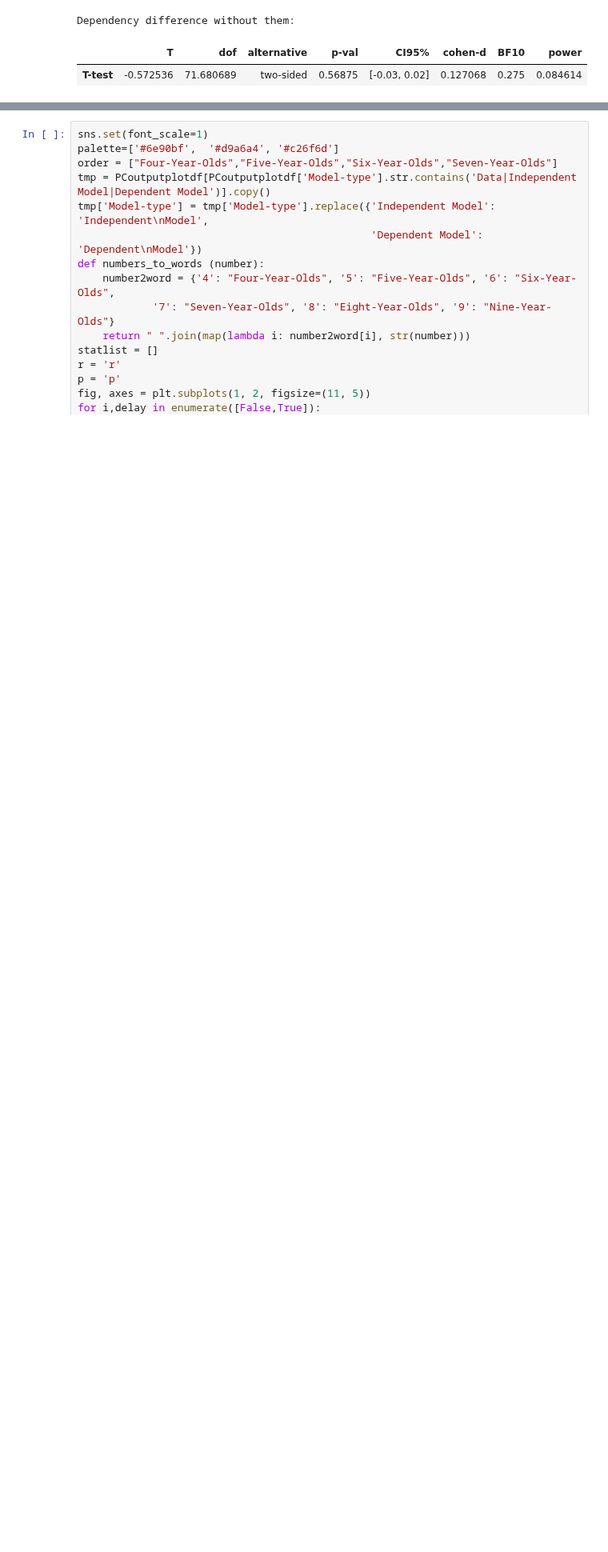
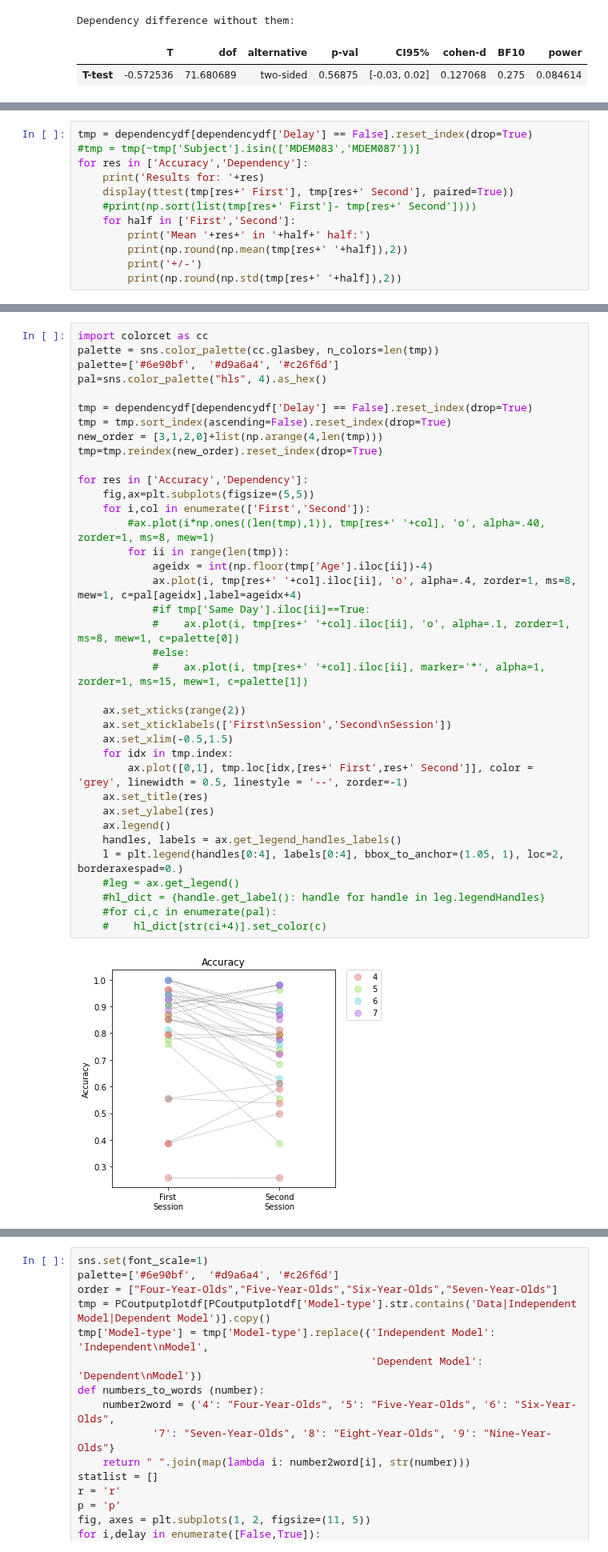
Before and after one commit to samsydco/PSPC, a Jupyter notebook: Results_PC.ipynb, the cells around one changed output, grey strips where cells are left out. Shown at 80% size. Drawn from its saved outputs; the diff is of its cells as text; blank space fills up the shorter version.

Commit message:
Modified Results_PC to analyze difference between sessions 1 and 2 in immediate recall group - looking at different ways to plot this.

```diff
--- a/Results_PC.ipynb
+++ b/Results_PC.ipynb
@@ -60,0 +64,12 @@ Dependency difference without them:
+# %%
+tmp = dependencydf[dependencydf['Delay'] == False].reset_index(drop=True)
+#tmp = tmp[~tmp['Subject'].isin(['MDEM083','MDEM087'])]
+for res in ['Accuracy','Dependency']:
+    print('Results for: '+res)
+    display(ttest(tmp[res+' First'], tmp[res+' Second'], paired=True))
+    #print(np.sort(list(tmp[res+' First']- tmp[res+' Second'])))
+    for half in ['First','Second']:
+        print('Mean '+res+' in '+half+' half:')
+        print(np.round(np.mean(tmp[res+' '+half]),2))
+        print('+/-')
+        print(np.round(np.std(tmp[res+' '+half]),2))
@@ -60,0 +99,39 @@ Dependency difference without them:
+# %%
+import colorcet as cc
+palette = sns.color_palette(cc.glasbey, n_colors=len(tmp))
+palette=['#6e90bf',  '#d9a6a4', '#c26f6d']
+pal=sns.color_palette("hls", 4).as_hex()
+
+tmp = dependencydf[dependencydf['Delay'] == False].reset_index(drop=True)
+tmp = tmp.sort_index(ascending=False).reset_index(drop=True)
+new_order = [3,1,2,0]+list(np.arange(4,len(tmp)))
+tmp=tmp.reindex(new_order).reset_index(drop=True)
+
+for res in ['Accuracy','Dependency']:
+    fig,ax=plt.subplots(figsize=(5,5))
+    for i,col in enumerate(['First','Second']):
+        #ax.plot(i*np.ones((len(tmp),1)), tmp[res+' '+col], 'o', alpha=.40, zorder=1, ms=8, mew=1)
+        for ii in range(len(tmp)):
+            ageidx = int(np.floor(tmp['Age'].iloc[ii])-4)
+            ax.plot(i, tmp[res+' '+col].iloc[ii], 'o', alpha=.4, zorder=1, ms=8, mew=1, c=pal[ageidx],label=ageidx+4)
+            #if tmp['Same Day'].iloc[ii]==True:
+            #    ax.plot(i, tmp[res+' '+col].iloc[ii], 'o', alpha=.1, zorder=1, ms=8, mew=1, c=palette[0])
+            #else:
+            #    ax.plot(i, tmp[res+' '+col].iloc[ii], marker='*', alpha=1, zorder=1, ms=15, mew=1, c=palette[1])
+
+    ax.set_xticks(range(2))
+    ax.set_xticklabels(['First\nSession','Second\nSession'])
+    ax.set_xlim(-0.5,1.5)
+    for idx in tmp.index:
+        ax.plot([0,1], tmp.loc[idx,[res+' First',res+' Second']], color = 'grey', linewidth = 0.5, linestyle = '--', zorder=-1)
+    ax.set_title(res)
+    ax.set_ylabel(res)
+    ax.legend()
+    handles, labels = ax.get_legend_handles_labels()
+    l = plt.legend(handles[0:4], labels[0:4], bbox_to_anchor=(1.05, 1), loc=2, borderaxespad=0.)
+    #leg = ax.get_legend()
+    #hl_dict = {handle.get_label(): handle for handle in leg.legendHandles}
+    #for ci,c in enumerate(pal):
+    #    hl_dict[str(ci+4)].set_color(c)
+# %% [output]
+[figure, added]
```
Also changed, not shown: parts of 4 cells of this notebook.
